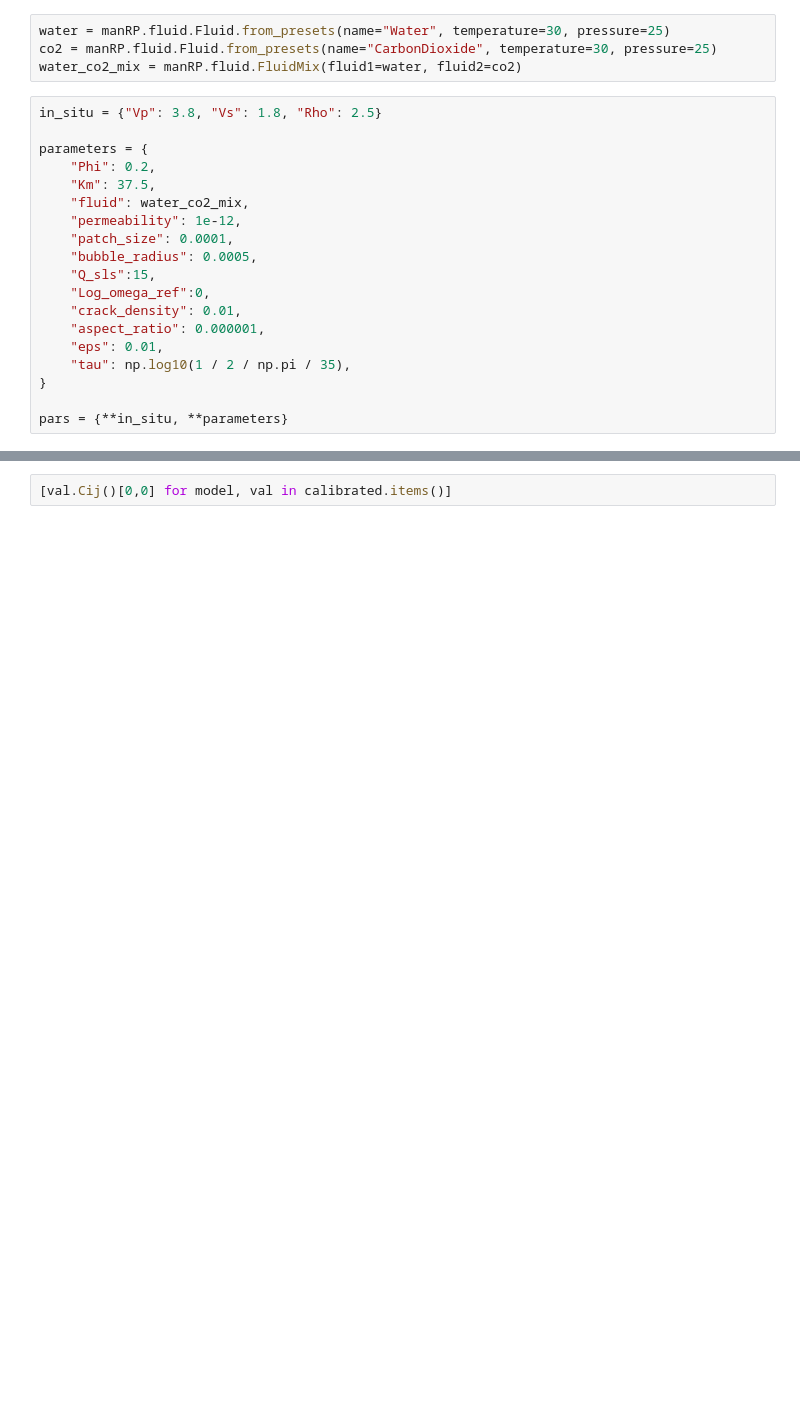
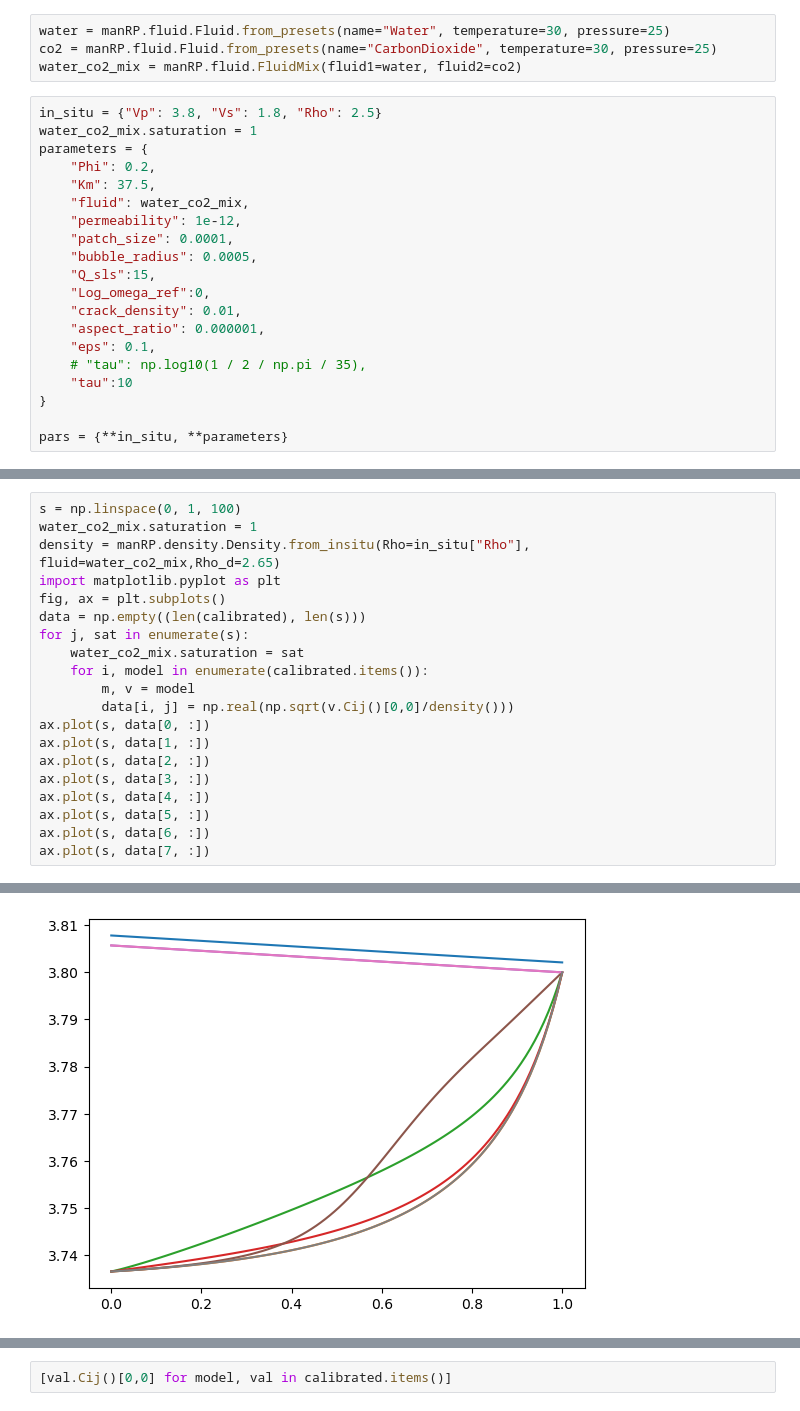
Before and after one commit to gpap-gpap/mantis-core-examples, a Jupyter notebook: Example_2_Rocks.ipynb, the cells around one changed output, grey strips where cells are left out. Saved outputs shown, nothing was run; the diff lists cells and outputs as text; blank space fills up the shorter version.

Commit message:
wave modelling added

```diff
--- a/Example_2_Rocks.ipynb
+++ b/Example_2_Rocks.ipynb
@@ -12,7 +12,7 @@ co2 = manRP.fluid.Fluid.from_presets(name="CarbonDioxide", temperature=30, press
 water_co2_mix = manRP.fluid.FluidMix(fluid1=water, fluid2=co2)
 # %%
 in_situ = {"Vp": 3.8, "Vs": 1.8, "Rho": 2.5}
-
+water_co2_mix.saturation = 1
 parameters = {
     "Phi": 0.2,
     "Km": 37.5,
@@ -24,8 +24,9 @@ parameters = {
     "Log_omega_ref":0,
     "crack_density": 0.01,
     "aspect_ratio": 0.000001,
-    "eps": 0.01,
-    "tau": np.log10(1 / 2 / np.pi / 35),
+    "eps": 0.1,
+    # "tau": np.log10(1 / 2 / np.pi / 35),
+    "tau":10
 }
 
 pars = {**in_situ, **parameters}
@@ -38,3 +40,24 @@ models = {
     for model in manRP.model_factory.ModelsBuild.models
 }
 calibrated = {model: manRP.models(identifier=model, **pars) for model in models}
+# %%
+s = np.linspace(0, 1, 100)
+water_co2_mix.saturation = 1
+density = manRP.density.Density.from_insitu(Rho=in_situ["Rho"], fluid=water_co2_mix,Rho_d=2.65)
+import matplotlib.pyplot as plt
+fig, ax = plt.subplots()
+data = np.empty((len(calibrated), len(s)))
+for j, sat in enumerate(s):
+    water_co2_mix.saturation = sat
+    for i, model in enumerate(calibrated.items()):
+        m, v = model
+        data[i, j] = np.real(np.sqrt(v.Cij()[0,0]/density()))
+ax.plot(s, data[0, :])
+ax.plot(s, data[1, :])
+ax.plot(s, data[2, :])
+ax.plot(s, data[3, :])
+ax.plot(s, data[4, :])
+ax.plot(s, data[5, :])
+ax.plot(s, data[6, :])
+ax.plot(s, data[7, :])
+# %% [output]
@@ -40,0 +65 @@ calibrated = {model: manRP.models(identifier=model, **pars) for model in models}
+[figure, added]
```
Also changed, not shown: parts of 4 cells of this notebook, 3 other files.
